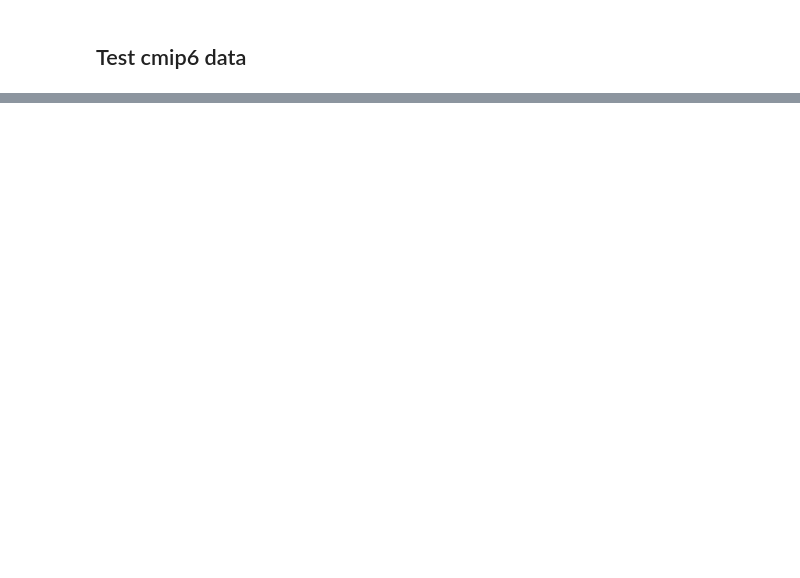
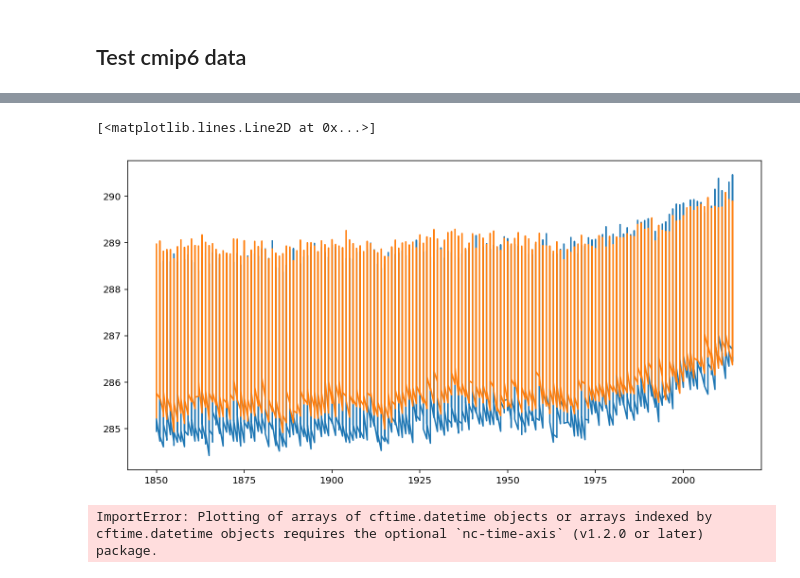
Before and after one commit to swartn/cmip6-test, a Jupyter notebook: notebooks/cmip6_test.ipynb, the cells around one changed output, grey strips where cells are left out. Saved outputs shown, nothing was run; the diff lists cells and outputs as text; code cells hidden in the pictures; blank space fills up the shorter version.

Commit message:
Update notebook to loop over models & add nc-time-axis to env

```diff
--- a/notebooks/cmip6_test.ipynb
+++ b/notebooks/cmip6_test.ipynb
@@ -88,0 +28,30 @@ Data variables:
+# %%
+table_var = {'Amon': 'tas',
+             'Lmon': 'nbp',
+             'Omon': 'fgco2',
+             'fx'  : 'areacella',
+             'Ofx' : 'areacello'
+            }
+
+cat_dict = {}
+dset_dict = {}
+
+for tab, var in table_var.items():
+    print(var)
+    cat_dict[var] = col.search(experiment_id='historical',
+                     source_id=['CanESM5', 'CESM2'],
+                     table_id=tab,
+                     variable_id=var,
+                     member_id = 'r1i1p1f1',
+                     grid_label='gn')
+    tmp_ds_dict = cat_dict[var].to_dataset_dict(zarr_kwargs={'consolidated': True, 'decode_times': True})
+    tmp_ds_dict2 = {}
+    for key in tmp_ds_dict.keys():
+        # set the key to just the model name, and keep only relevant dimensions
+        new_key = key.split(".")[2]
+        for coord in tmp_ds_dict[key].coords:
+            if coord not in ['lat','lon','time']:
+                tmp_ds_dict[key] = tmp_ds_dict[key].drop(coord)
+        tmp_ds_dict2[new_key] = tmp_ds_dict[key]
+
+    dset_dict[var] = tmp_ds_dict2
@@ -88,0 +76,14 @@ Data variables:
+# %%
+gmst_dict = {}
+
+for model in dset_dict['tas'].keys():
+    gmst_dict[model] = ((dset_dict['tas'][model]['tas'] *
+                         dset_dict['areacella'][model]['areacella']).sum(dim=['lon', 'lat'])/
+                        dset_dict['areacella'][model]['areacella'].sum(dim=['lon', 'lat'])
+                       )#.resample(time='1A').mean() - 273.15
+# %%
+plt.plot(gmst_dict['CanESM5'].time.dt.year, gmst_dict['CanESM5'].squeeze())
+plt.plot(gmst_dict['CESM2'].time.dt.year, gmst_dict['CESM2'].squeeze())
+# %% [output]
+[<matplotlib.lines.Line2D at 0x...>]
+[figure, added]
@@ -88,0 +98,4 @@ Data variables:
+# %%
+a.plot()
+# %% [output]
+ImportError: Plotting of arrays of cftime.datetime objects or arrays indexed by cftime.datetime objects requires the optional `nc-time-axis` (v1.2.0 or later) package.
```
Also changed, not shown: parts of 9 cells of this notebook, 1 other file.
